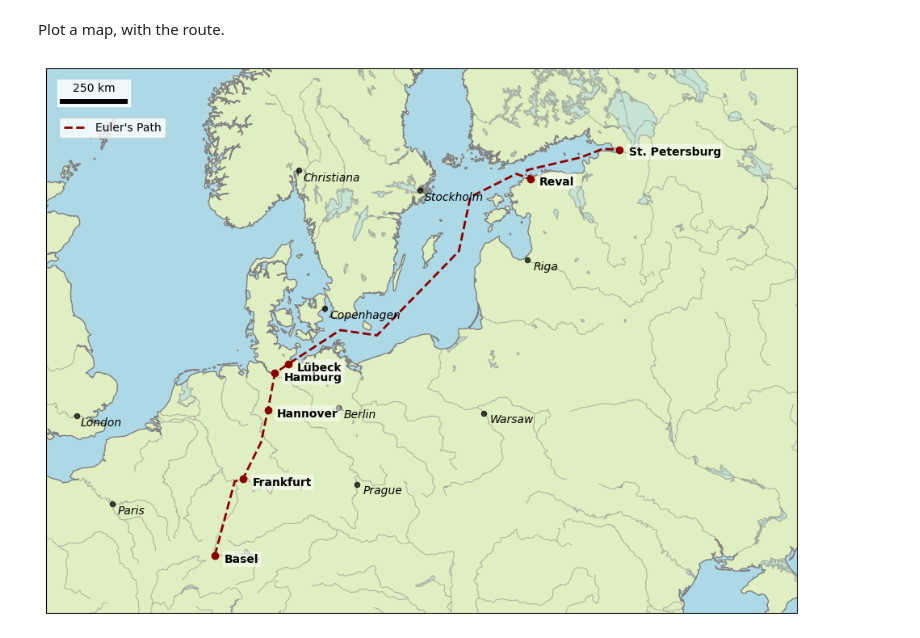
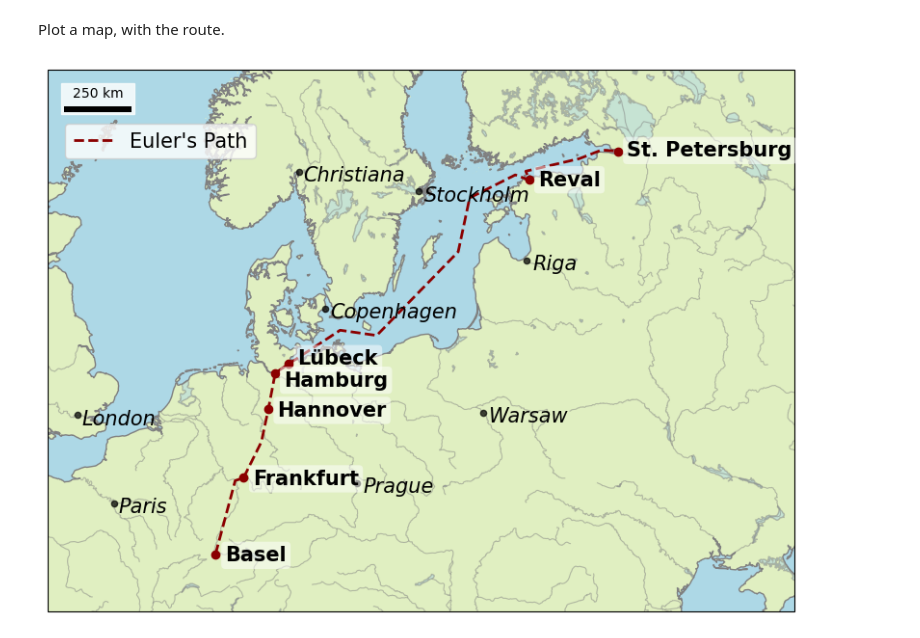
Before and after one commit to conorsy/Old_Maps, a Jupyter notebook: CODE/Map_Euler.ipynb, the cells around one changed output. Drawn from its saved outputs; the diff is of its cells as text; code cells hidden in the pictures.

```diff
--- a/CODE/Map_Euler.ipynb
+++ b/CODE/Map_Euler.ipynb
@@ -38,7 +38,7 @@ city_names = list(euler_route.keys())
 context_cities = {
     "London": (-0.12, 51.50),
     "Paris": (2.35, 48.85),
-    "Berlin": (13.40, 52.52),
+#    "Berlin": (13.40, 52.52),
     "Copenhagen": (12.56, 55.67),
     "Stockholm": (18.06, 59.32),
     "Christiana": (10.75, 59.91), # Modern-day Oslo
@@ -52,7 +52,7 @@ c_lats = [coords[1] for coords in context_cities.values()]
 # %% [markdown]
 Plot a map, with the route.
 # %%
-fig = plt.figure(figsize=(12, 10))
+fig = plt.figure(figsize=(10, 8))
 
 # 1. Create the map with a European focus
 ax = plt.axes(projection=ccrs.LambertConformal(central_longitude=15, central_latitude=53))
@@ -88,7 +88,7 @@ ax.scatter(c_lons, c_lats, color='k', s=20, alpha=0.7,
 # Using a slightly smaller, italic font to distinguish from Euler's route
 for name, (lon, lat) in context_cities.items():
     ax.text(lon + 0.3, lat - 0.3, name, transform=ccrs.PlateCarree(),
-            fontsize=10, color='k', style='italic', zorder=10)
+            fontsize=15, color='k', style='italic', zorder=10)
 
 # 3. Plot the route line
 ax.plot(lons, lats, color='darkred', linewidth=2, linestyle = '--',
@@ -100,35 +100,39 @@ text_bbox = dict(
     alpha=0.5,          # Transparency (0 is clear, 1 is opaque)
     edgecolor='none',   # Removes the border for a cleaner look
     boxstyle='round,pad=0.2'  # Rounded corners with a little breathing room
 )
 # 4. Label the cities
-for name in ["Basel", "Hamburg", "Reval", "Frankfurt", "Hannover", "Lübeck", "St. Petersburg"]:
+# Offsets for each label to avoid overwriting each other
+DL = (-0.2, -0.2, -0.2, -0.4, -0.0, -0.2, -0.2)
+i=0
+for name in ["Basel", "Frankfurt", "Hannover", "Hamburg", "Lübeck", "Reval", "St. Petersburg"]:
     lon, lat = euler_route[name]
-    ax.text(lon + 0.5, lat-0.2, name, fontsize=10, fontweight='bold',
+    ax.text(lon + 0.5, lat + DL[i], name, fontsize=15, fontweight='bold',
             bbox=text_bbox,  # Add the box here
             zorder=11,        # Ensure it sits above the map features
             transform=ccrs.PlateCarree())
     ax.scatter(lon, lat, color='darkred', marker='o',
                transform=ccrs.PlateCarree(), zorder=6)
+    i += 1
 
 # Create the scale bar with fixed length and specific ticks
 scalebar = ScaleBar(
     1,
     units="m",
     location="upper left",
     fixed_value=250,        # Total length
     fixed_units="km",       # Units
     box_alpha=0.8,
     border_pad=1,
     scale_loc="top"
 )
 
 ax.add_artist(scalebar)
 
 ax.legend(loc='upper left', bbox_to_anchor=(0.01, 0.92),
-          fontsize=10, frameon=True, facecolor='white', framealpha=0.8)
+          fontsize=15, frameon=True, facecolor='white', framealpha=0.8)
 
 #plt.title("Leonhard Euler's Journey: Basel to St. Petersburg (1727)", fontsize=14)
-plt.savefig("Euler_1727.png")
+plt.savefig("Euler_1727_15pt.png")
 # %% [output]
-[figure, old version]
+[figure, new version]
```
Also changed, not shown: 1 other file.
